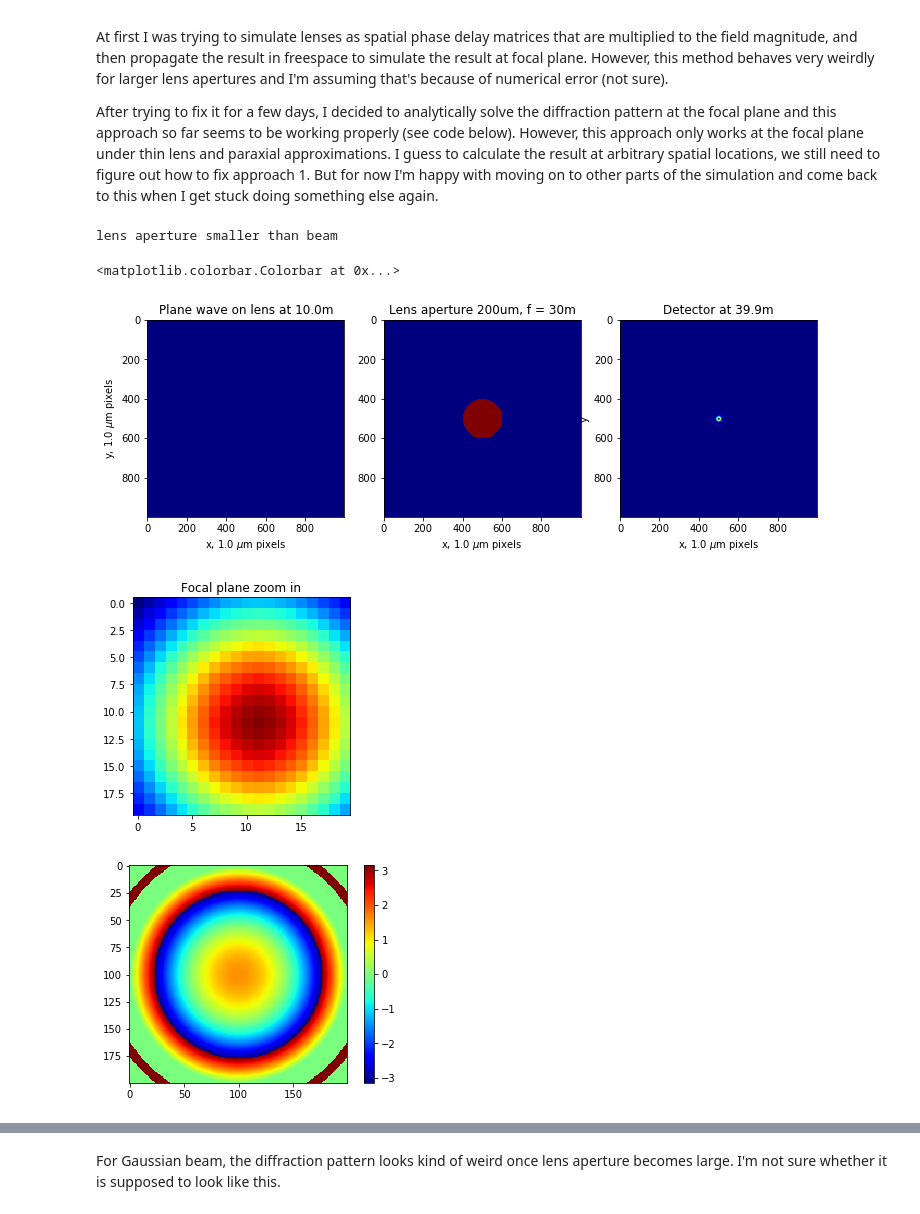
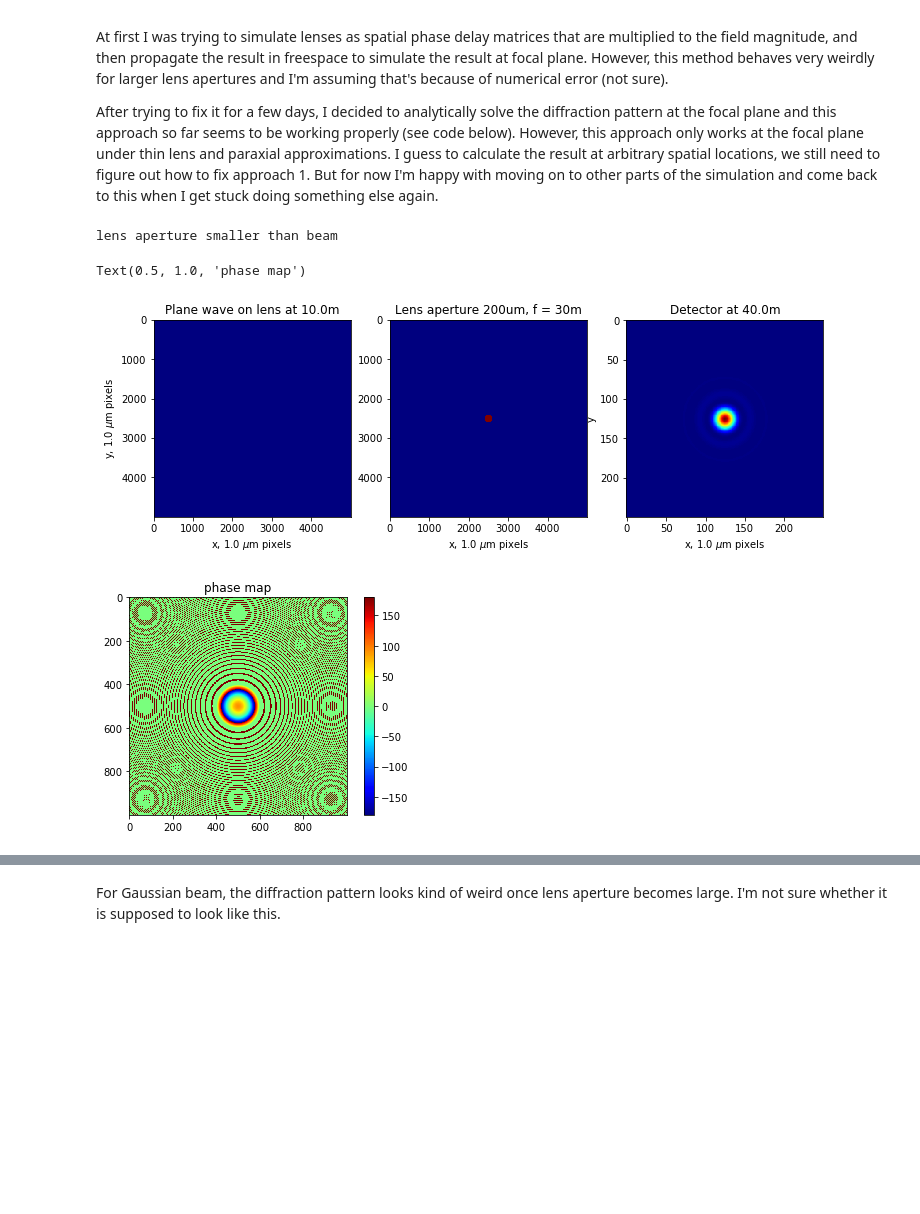
Before and after one commit to nanw0321/SRW_Mono, a Jupyter notebook: Gaussian Beam Propagation.ipynb, the cells around one changed output, grey strips where cells are left out. Saved outputs shown, nothing was run; the diff lists cells and outputs as text; code cells hidden in the pictures; blank space fills up the shorter version.

```diff
--- a/Gaussian Beam Propagation.ipynb
+++ b/Gaussian Beam Propagation.ipynb
@@ -79,6 +84,7 @@ E = 9500
 omega = E/hbar
 wavelength = 2*np.pi*c/omega
 k = omega/c
+N = 5000
 
 # lens
 lens_z = 10.
@@ -86,50 +92,46 @@ r = 100       # um
 f = 30
 
 # detector
-det_z = lens_z+f-0.1
+det_z = lens_z+f
 
 ''' Propagation '''
-beam_plane,x,y = Plane_source(E,lens_z)
+beam_plane,x,y = Plane_source(E,lens_z,N=N)
 beam_lens = Lens_phase(beam_plane,x,y,k,r,f)
 beam_det = Drift(beam_lens,x,y,wavelength,det_z-lens_z)
 
 ''' Plot '''
 dx = x[0,1] - x[0,0]
 plt.figure(figsize=(12,6))
 plt.subplot(1,3,1)
 plt.imshow(Ibeam(beam_plane),cmap='jet')
 plt.xlabel('x, {} $\mu$m pixels'.format(round(dx*1e6,3)))
 plt.ylabel('y, {} $\mu$m pixels'.format(round(dx*1e6,3)))
 plt.title('Plane wave on lens at {}m'.format(lens_z))
 
 plt.subplot(1,3,2)
 plt.imshow(Ibeam(beam_lens),cmap='jet')
 plt.xlabel('x, {} $\mu$m pixels'.format(round(dx*1e6,3)))
 plt.title(r'Lens aperture {}um, f = {}m'.format(r*2,f))
 
 # plot drift
 plt.subplot(1,3,3)
-plt.imshow(Ibeam(beam_det),cmap='jet')
+plt.imshow(Ibeam(beam_det)[int(N/2*0.95):int(N/2*1.05),int(N/2*0.95):int(N/2*1.05)],cmap='jet')
 #plt.colorbar()
 plt.xlabel('x')
 plt.ylabel('y')
 #plt.title('detector {}m away'.format(detz-slitz))
 plt.title('Detector at {}m'.format(round(det_z,4)))
 plt.xlabel('x, {} $\mu$m pixels'.format(round(dx*1e6,3)))
 
 plt.figure()
-plt.imshow(Ibeam(beam_det)[490:510,490:510],cmap='jet')
-plt.title('Focal plane zoom in')
-
-plt.figure()
-plt.imshow(np.angle(beam_lens)[400:600,400:600],cmap='jet')
+plt.imshow(np.rad2deg(np.angle(beam_lens))[int(N*0.4):int(N*0.6),int(N*0.4):int(N*0.6)],cmap='jet')
 plt.colorbar()
+plt.title('phase map')
 # %% [output]
 lens aperture smaller than beam
-<matplotlib.colorbar.Colorbar at 0x...>
+Text(0.5, 1.0, 'phase map')
-[figure, old version]
+[figure, new version]
-[figure, old version]
+[figure, new version]
-[figure, removed]
 # %%
 # lens as phase shifter
 ''' Gaussian beam '''
```
Also changed, not shown: parts of 9 cells of this notebook, 16 other files.
